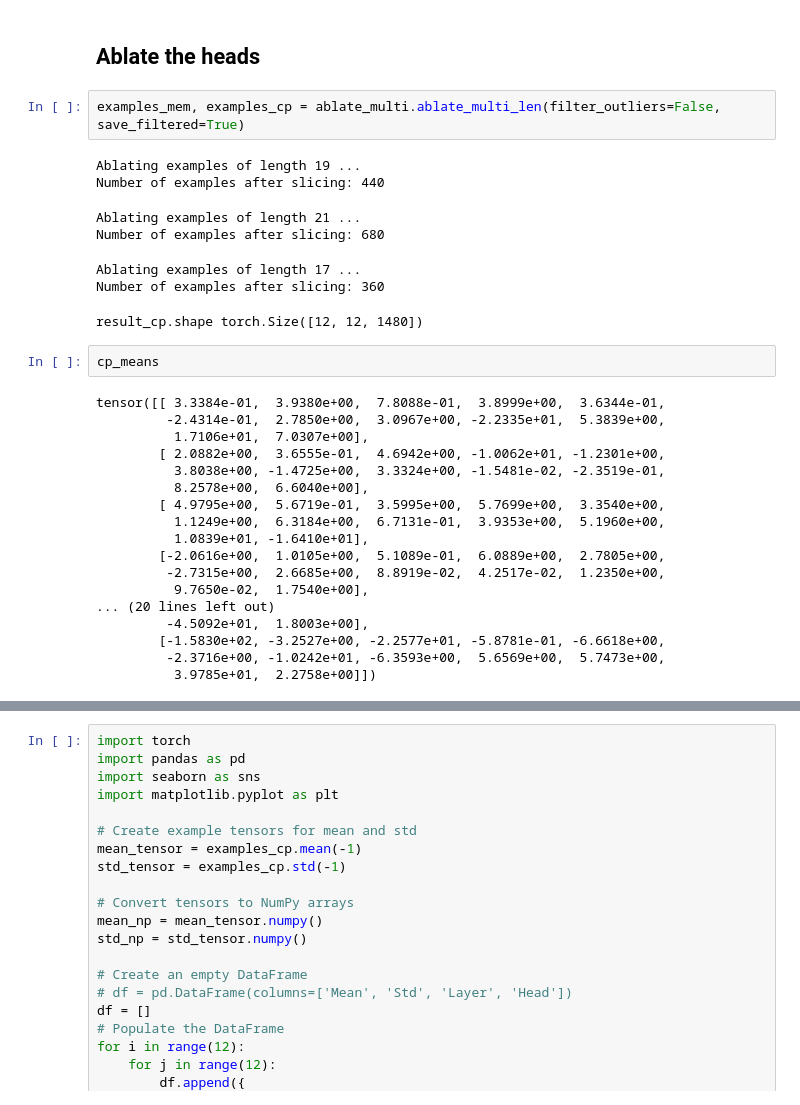
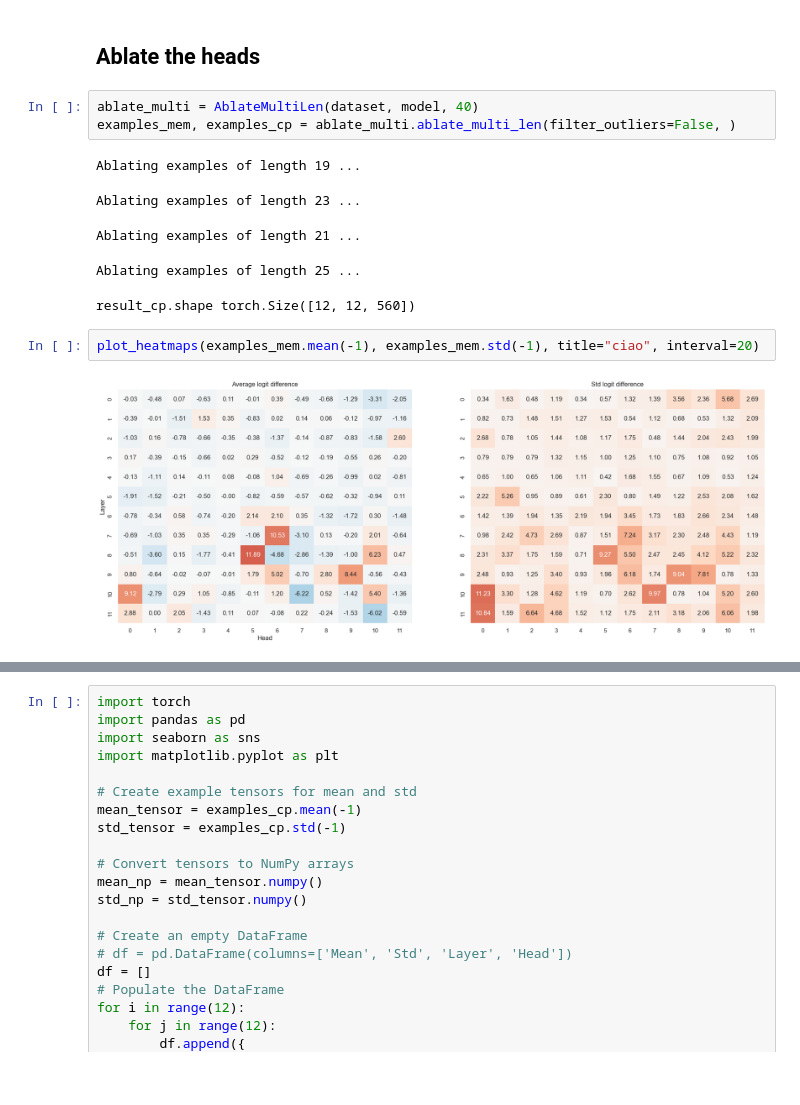
Before and after one commit to francescortu/comp-mech, a Jupyter notebook: notebooks/smalldataset_clean.ipynb, the cells around one changed output, grey strips where cells are left out. Saved outputs shown, nothing was run; the diff lists cells and outputs as text; blank space fills up the shorter version.

```diff
--- a/notebooks/smalldataset_clean.ipynb
+++ b/notebooks/smalldataset_clean.ipynb
@@ -39,35 +47,18 @@ Number of samples: 1519
 # %% [markdown]
 ## Ablate the heads
 # %%
-examples_mem, examples_cp = ablate_multi.ablate_multi_len(filter_outliers=False, save_filtered=True)
+ablate_multi = AblateMultiLen(dataset, model, 40)
+examples_mem, examples_cp = ablate_multi.ablate_multi_len(filter_outliers=False, )
 # %% [output]
 Ablating examples of length 19 ...
-Number of examples after slicing: 440
-Ablating examples of length 21 ...
-Number of examples after slicing: 680
+Ablating examples of length 23 ...
-Ablating examples of length 17 ...
-Number of examples after slicing: 360
+Ablating examples of length 21 ...
-result_cp.shape torch.Size([12, 12, 1480])
+Ablating examples of length 25 ...
+result_cp.shape torch.Size([12, 12, 560])
-# %%
-cp_means
-# %% [output]
-tensor([[ 3.3384e-01,  3.9380e+00,  7.8088e-01,  3.8999e+00,  3.6344e-01,
-         -2.4314e-01,  2.7850e+00,  3.0967e+00, -2.2335e+01,  5.3839e+00,
-          1.7106e+01,  7.0307e+00],
-        [ 2.0882e+00,  3.6555e-01,  4.6942e+00, -1.0062e+01, -1.2301e+00,
-          3.8038e+00, -1.4725e+00,  3.3324e+00, -1.5481e-02, -2.3519e-01,
-          8.2578e+00,  6.6040e+00],
-        [ 4.9795e+00,  5.6719e-01,  3.5995e+00,  5.7699e+00,  3.3540e+00,
-          1.1249e+00,  6.3184e+00,  6.7131e-01,  3.9353e+00,  5.1960e+00,
-          1.0839e+01, -1.6410e+01],
-        [-2.0616e+00,  1.0105e+00,  5.1089e-01,  6.0889e+00,  2.7805e+00,
-         -2.7315e+00,  2.6685e+00,  8.8919e-02,  4.2517e-02,  1.2350e+00,
-          9.7650e-02,  1.7540e+00],
-... (20 lines left out)
-         -4.5092e+01,  1.8003e+00],
-        [-1.5830e+02, -3.2527e+00, -2.2577e+01, -5.8781e-01, -6.6618e+00,
-         -2.3716e+00, -1.0242e+01, -6.3593e+00,  5.6569e+00,  5.7473e+00,
-          3.9785e+01,  2.2758e+00]])
+# %%
+plot_heatmaps(examples_mem.mean(-1), examples_mem.std(-1), title="ciao", interval=20)
+# %% [output]
+[figure, added]
 # %%
 barplot_head(examples_cp=examples_cp, examples_mem=examples_mem)
 # import numpy as np
```
Also changed, not shown: parts of 4 cells of this notebook, 5 other files.
